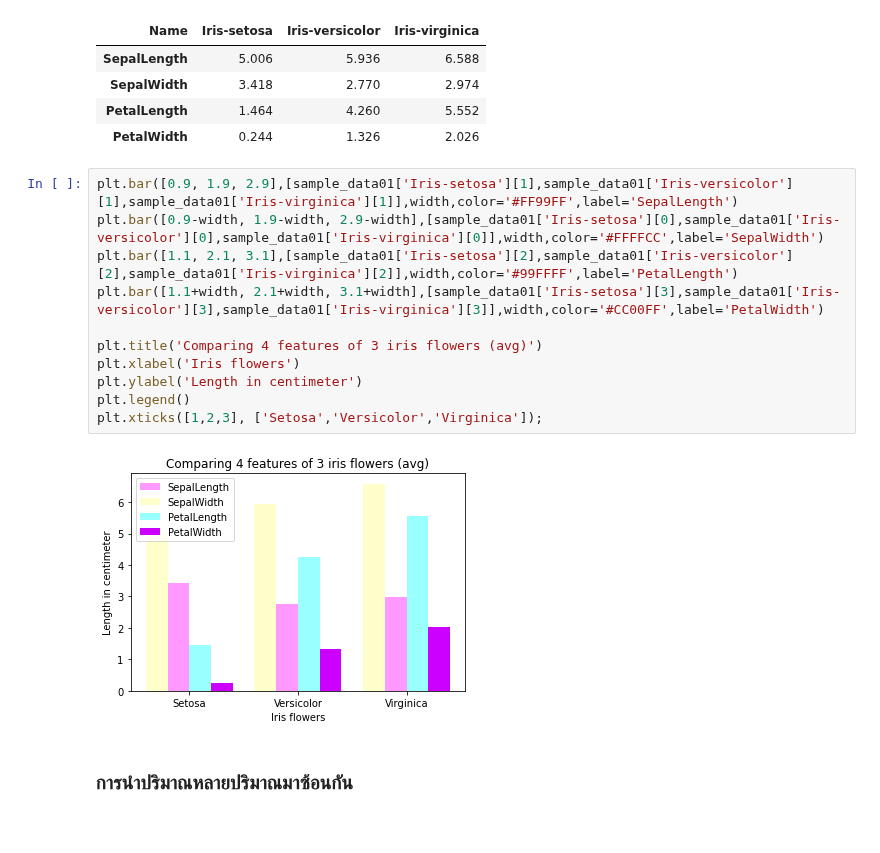
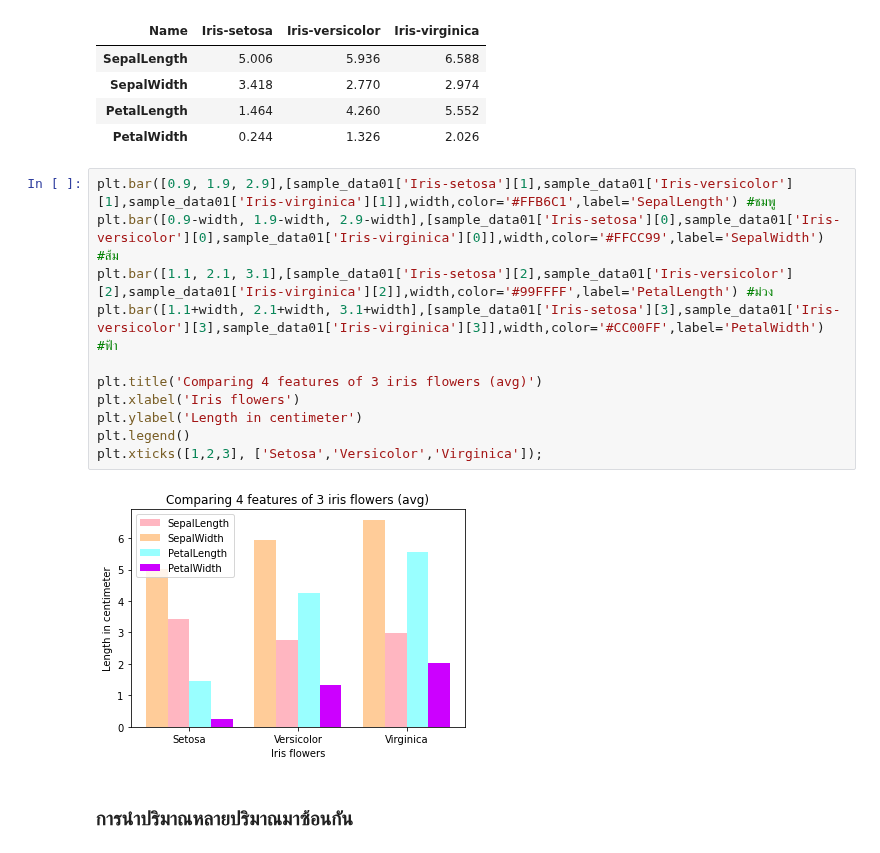
Before and after one commit to chutimaq/BasicProg_DataViz65, a Jupyter notebook: DataViz04_Data_Comparison.ipynb, the cells around one changed output. Cells and saved outputs as stored; diff of their text form.

```diff
--- a/DataViz04_Data_Comparison.ipynb
+++ b/DataViz04_Data_Comparison.ipynb
@@ -283,18 +283,18 @@ sample_data01
 | PetalLength | 1.464 | 4.260 | 5.552 |
 | PetalWidth | 0.244 | 1.326 | 2.026 |
 # %%
-plt.bar([0.9, 1.9, 2.9],[sample_data01['Iris-setosa'][1],sample_data01['Iris-versicolor'][1],sample_data01['Iris-virginica'][1]],width,color='#FF99FF',label='SepalLength')
-plt.bar([0.9-width, 1.9-width, 2.9-width],[sample_data01['Iris-setosa'][0],sample_data01['Iris-versicolor'][0],sample_data01['Iris-virginica'][0]],width,color='#FFFFCC',label='SepalWidth')
-plt.bar([1.1, 2.1, 3.1],[sample_data01['Iris-setosa'][2],sample_data01['Iris-versicolor'][2],sample_data01['Iris-virginica'][2]],width,color='#99FFFF',label='PetalLength')
-plt.bar([1.1+width, 2.1+width, 3.1+width],[sample_data01['Iris-setosa'][3],sample_data01['Iris-versicolor'][3],sample_data01['Iris-virginica'][3]],width,color='#CC00FF',label='PetalWidth')
+plt.bar([0.9, 1.9, 2.9],[sample_data01['Iris-setosa'][1],sample_data01['Iris-versicolor'][1],sample_data01['Iris-virginica'][1]],width,color='#FFB6C1',label='SepalLength') #ชมพู
+plt.bar([0.9-width, 1.9-width, 2.9-width],[sample_data01['Iris-setosa'][0],sample_data01['Iris-versicolor'][0],sample_data01['Iris-virginica'][0]],width,color='#FFCC99',label='SepalWidth') #ส้ม
+plt.bar([1.1, 2.1, 3.1],[sample_data01['Iris-setosa'][2],sample_data01['Iris-versicolor'][2],sample_data01['Iris-virginica'][2]],width,color='#99FFFF',label='PetalLength') #ม่วง
+plt.bar([1.1+width, 2.1+width, 3.1+width],[sample_data01['Iris-setosa'][3],sample_data01['Iris-versicolor'][3],sample_data01['Iris-virginica'][3]],width,color='#CC00FF',label='PetalWidth') #ฟ้า
 
 plt.title('Comparing 4 features of 3 iris flowers (avg)')
 plt.xlabel('Iris flowers')
 plt.ylabel('Length in centimeter')
 plt.legend()
 plt.xticks([1,2,3], ['Setosa','Versicolor','Virginica']);
 # %% [output]
-[figure, old version]
+[figure, new version]
 # %% [markdown]
 ### การนำปริมาณหลายปริมาณมาซ้อนกัน
 # %% [markdown]
```
Also changed, not shown: parts of 1 cell of this notebook.
